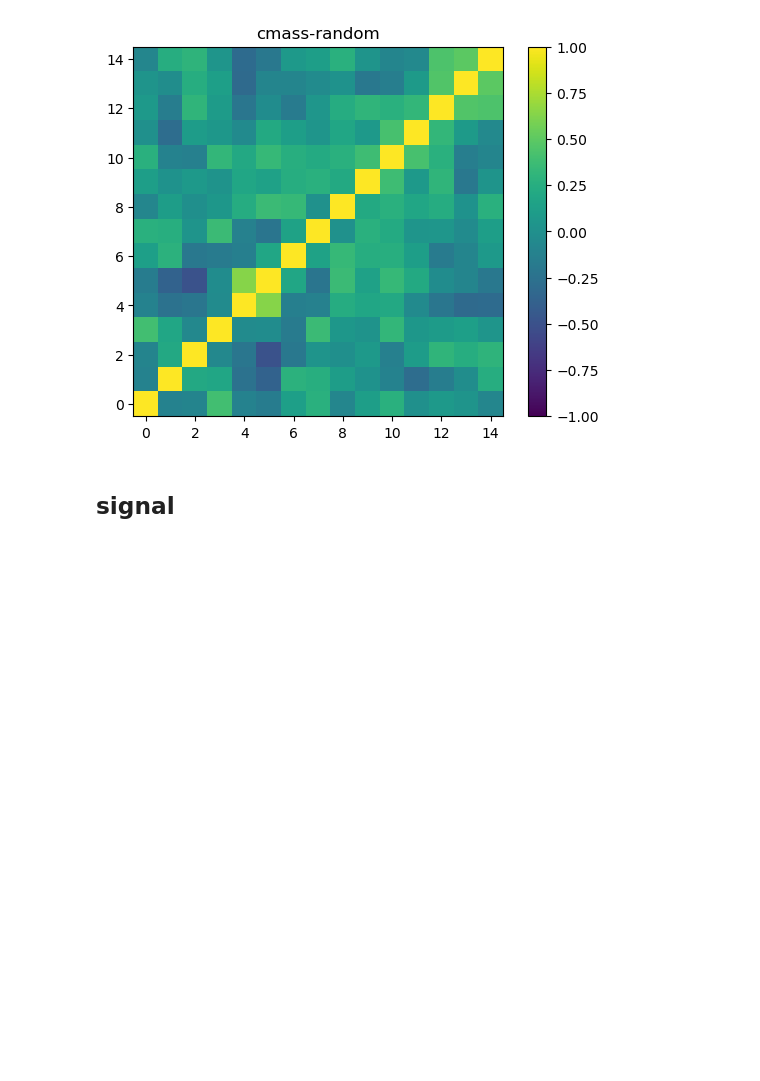
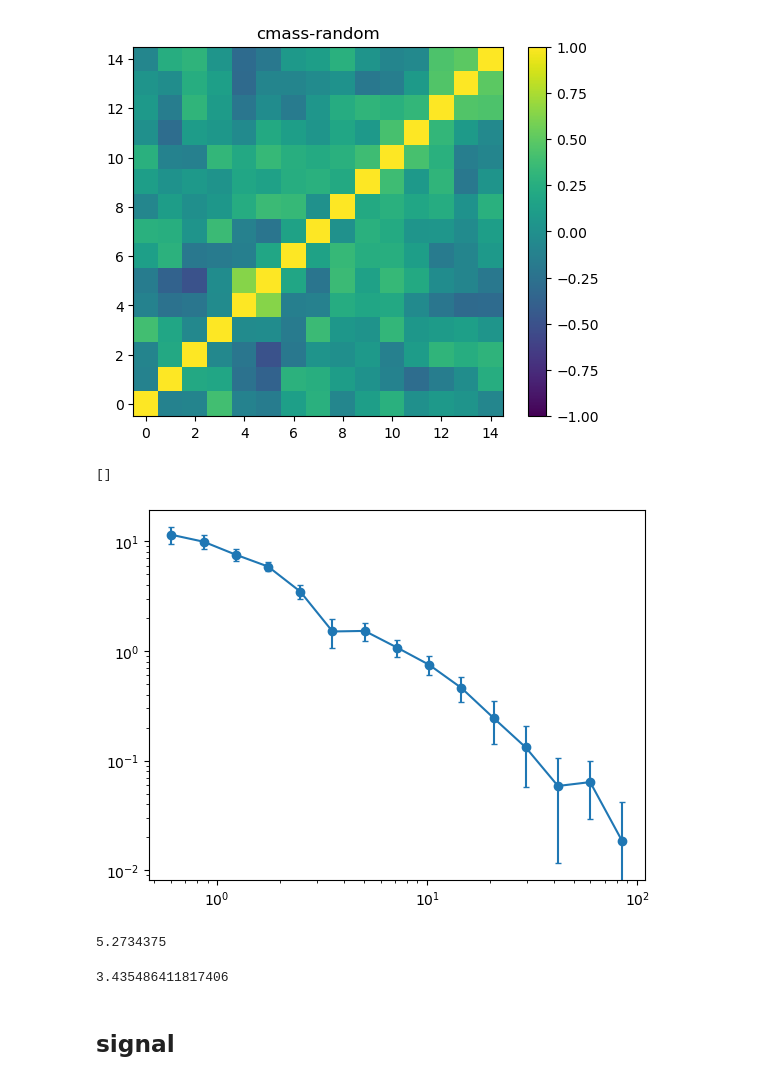
Before and after one commit to MeloDi-23/quasar-CMB-lensing-correlation, a Jupyter notebook: jupyter/result_cmass.ipynb, the cells around one changed output. Cells and saved outputs as stored; diff of their text form; code cells hidden in the pictures; blank space fills up the shorter version.

```diff
--- a/jupyter/result_cmass.ipynb
+++ b/jupyter/result_cmass.ipynb
@@ -35,7 +35,7 @@ pix = hp.ang2pix(Nside_jack, theta=np.pi/2-b, phi=l)
 
 print('finish loading cmass catalogue')
 
-random = np.load('/uufs/astro.utah.edu/common/home/u6060319/quasar-CMBlening/catalogue/cmass_random.npy')
+random = np.load('/uufs/astro.utah.edu/common/home/u6060319/quasar-CMBlening/catalogue/random_cmass.npy')
 Nquas = len(random)
 c = coo.SkyCoord(ra=random['ra']*u.degree, dec=random['dec']*u.degree)
 l = c.galactic.l.to(u.rad).value
@@ -109,6 +109,23 @@ plt.colorbar()
 plt.show()
 # %% [output]
 [figure]
+# %%
+r_bins = np.geomspace(0.5, 100, 15+1)        # unit: cMpc/h
+r = (r_bins[1:]+r_bins[:-1])/2
+sig = mean-mean_r
+plt.errorbar(r, sig, std_sub*np.sqrt(len(np.unique(pix))), capsize=2, fmt='-o', label='$g\\kappa-R\\kappa$')
+plt.loglog()
+# %% [output]
+[]
+[figure, added]
+# %%
+180/2048*60
+# %% [output]
+5.2734375
+# %%
+hp.nside2resol(1024, arcmin=True)
+# %% [output]
+3.435486411817406
 # %% [markdown]
 ## signal
 # %%
```
Also changed, not shown: 27 other files.
